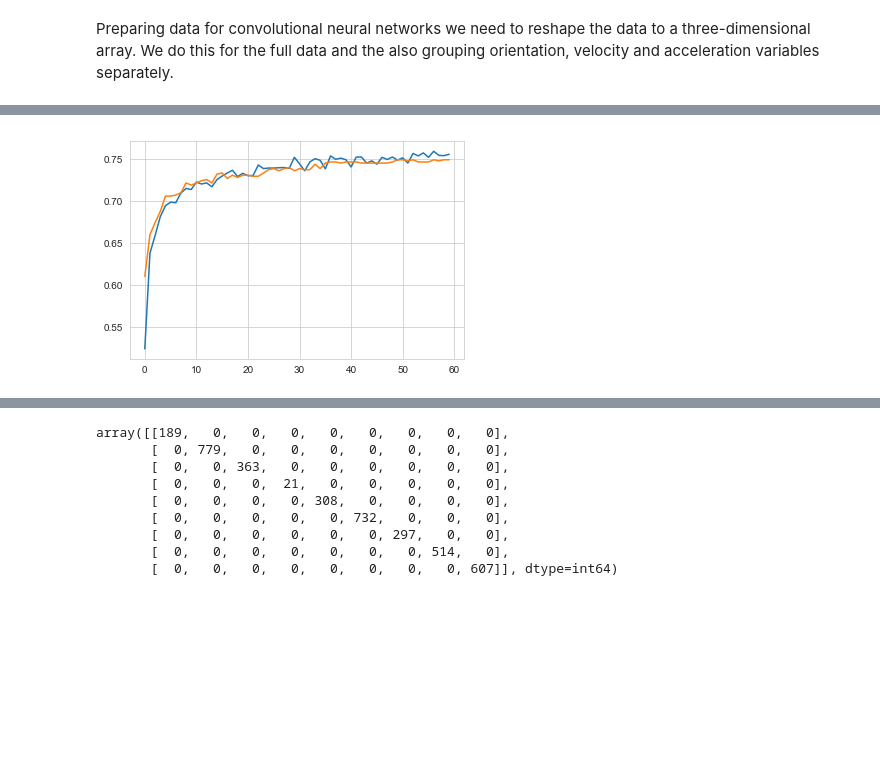
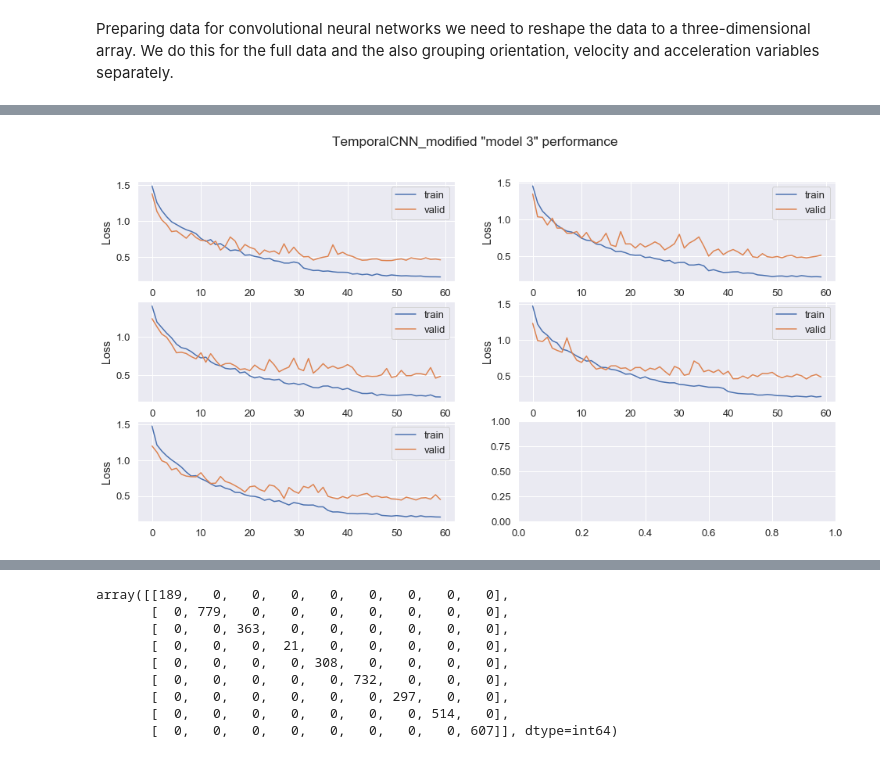
Before and after one commit to halajadallah/ML_capstone_project, a Jupyter notebook: Project_code.ipynb, the cells around one changed output, grey strips where cells are left out. Saved outputs shown, nothing was run; the diff lists cells and outputs as text; code cells hidden in the pictures; blank space fills up the shorter version.

```diff
--- a/Project_code.ipynb
+++ b/Project_code.ipynb
@@ -377,0 +747,10 @@ targets_enc = np_utils.to_categorical(targets, num_classes)
+# %%
+# from the above I find it better to scale all features by z-normalizing
+for col in data_train.columns[3:]:
+    scaler = StandardScaler()
+    benchmark_data_train[col] = scaler.fit_transform(benchmark_data_train[col].values.reshape(-1, 1))
+    benchmark_data_test[col] = scaler.transform(benchmark_data_test[col].values.reshape(-1, 1))
+# %%
+# prepare aggregate data
+aggreg_all_data = benchmark_feature_engineering(benchmark_data_train)
+aggreg_all_data.head()
@@ -620,0 +1249,15 @@ targets.shape[0]
+# %%
+hist_Tcnn_valid_32 = hist_pack
+# %%
+plt.figure()
+plt.subplots(3,2, figsize=(16,12))
+plt.suptitle('TemporalCNN model performance', fontsize=18)
+for i, hist in enumerate(hist_Tcnn_valid_32):
+    plt.subplot(3,2,i+1)
+    plt.plot(hist.history['acc'], label='train')
+    plt.plot(hist.history['val_acc'], label='valid')
+    plt.ylabel("accuracy")
+    plt.xlabel("epochs")
+    sns.set(font_scale=1.2)
+plt.savefig("Tcnn_valid_bs32.png", dpi=200)
+plt.show()
@@ -621,10 +1267,13 @@ targets.shape[0]
 # %%
-plt.figure()
 plt.subplots(3,2, figsize=(16,8))
+plt.suptitle('TemporalCNN_modified "model 3" performance')
 for i, hist in enumerate(hist_pack):
-    plt.subplot(3,2,i)
-    plt.plot(hist.history['acc'], label='train')
-    plt.plot(hist.history['val_acc'], label='valid')
+    plt.subplot(3,2,i+1)
+    plt.plot(hist.history['loss'], label='train')
+    plt.plot(hist.history['val_loss'], label='valid')
+    #plt.title('Fold '+str(i+1))
+    plt.legend()
+    plt.ylabel('Loss')
 plt.show()
 # %% [output]
-[figure, old version]
+[figure, new version]
```
Also changed, not shown: parts of 82 cells of this notebook, 11 other files.
